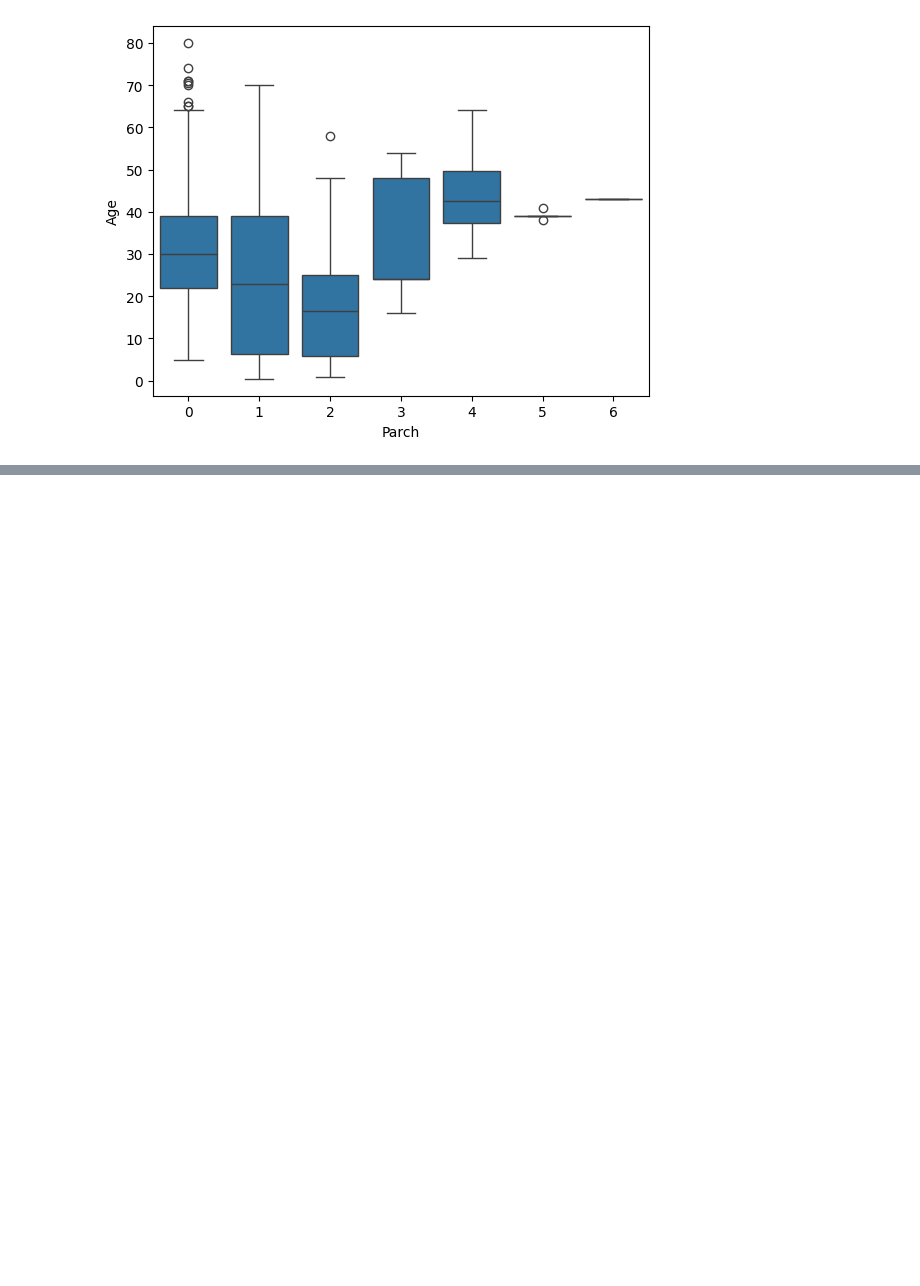
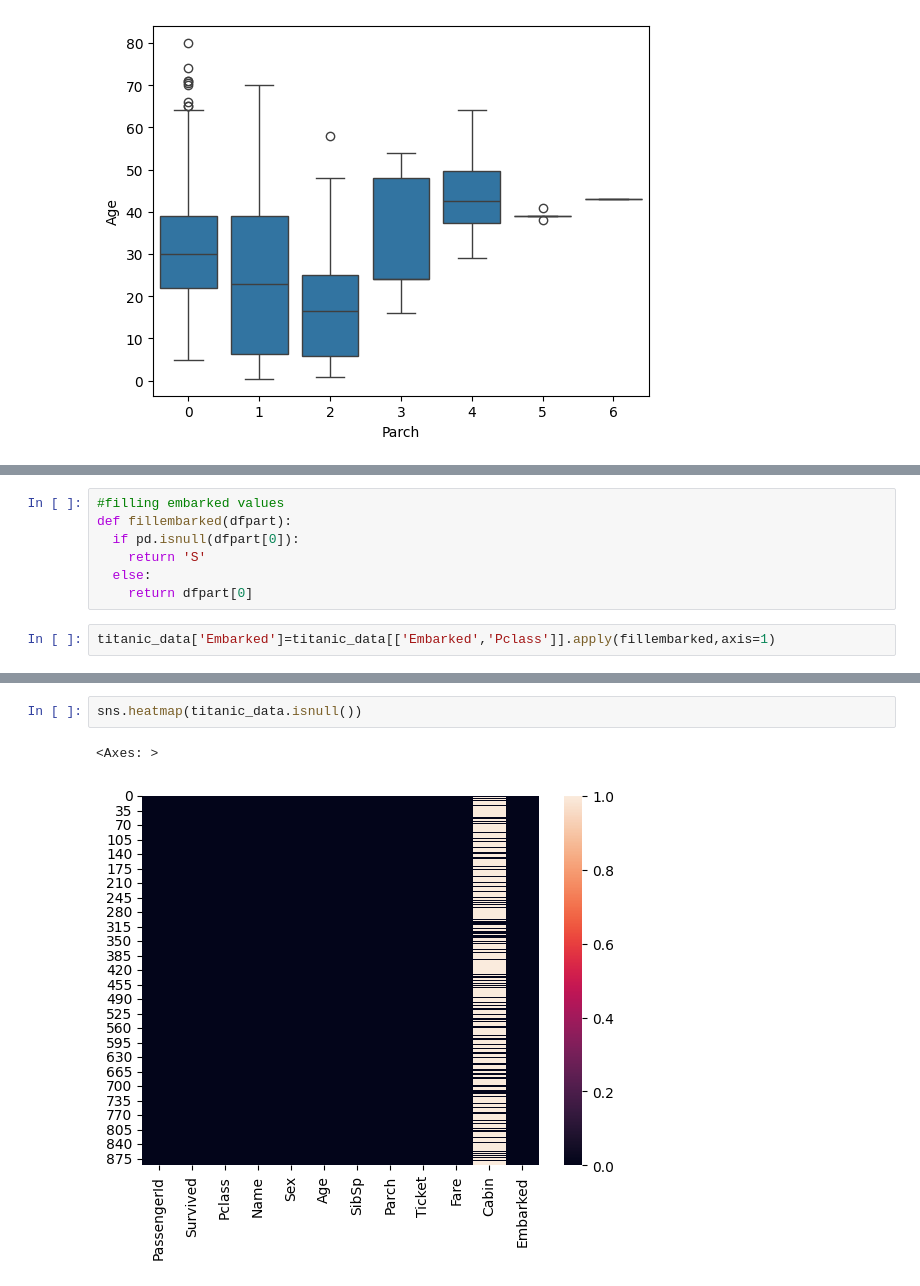
Before and after one commit to karthiknvk/titanic_survival_prediction, a Jupyter notebook: model_no2.ipynb, the cells around one changed output, grey strips where cells are left out. Saved outputs shown, nothing was run; the diff lists cells and outputs as text; blank space fills up the shorter version.

```diff
--- a/model_no2.ipynb
+++ b/model_no2.ipynb
@@ -203,0 +301,9 @@ titanic_data[titanic_data['Pclass']==1]['Age'].mean()
+# %%
+#filling embarked values
+def fillembarked(dfpart):
+  if pd.isnull(dfpart[0]):
+    return 'S'
+  else:
+    return dfpart[0]
+# %%
+titanic_data['Embarked']=titanic_data[['Embarked','Pclass']].apply(fillembarked,axis=1)
@@ -203,0 +314,5 @@ titanic_data[titanic_data['Pclass']==1]['Age'].mean()
+# %%
+sns.heatmap(titanic_data.isnull())
+# %% [output]
+<Axes: >
+[figure, added]
```
Also changed, not shown: parts of 92 cells of this notebook, 3 other files.
